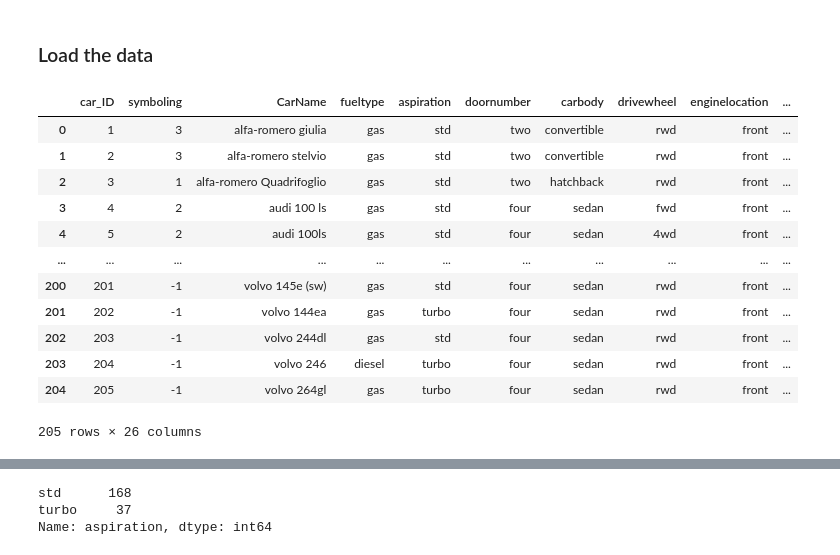
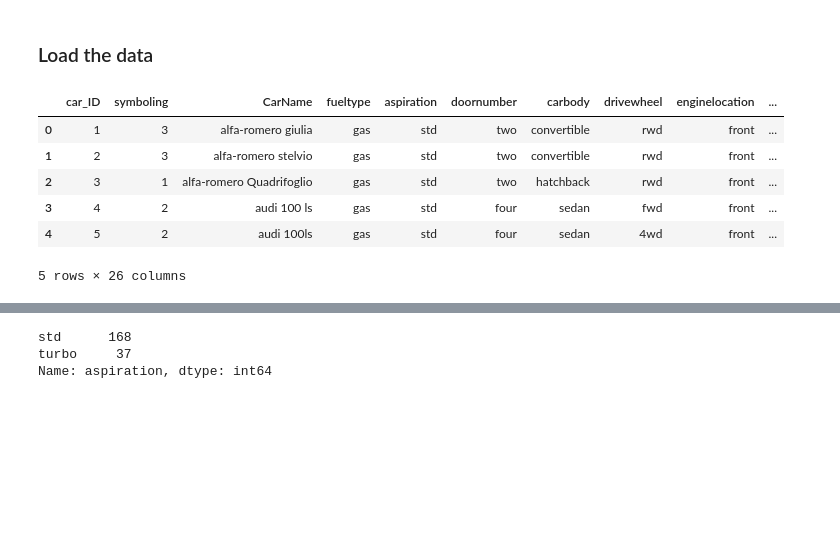
Before and after one commit to NandanKumar07/ML_CODE_REVISIT, a Jupyter notebook: C1_W2_Revision.ipynb, the cells around one changed output, grey strips where cells are left out. Saved outputs shown, nothing was run; the diff lists cells and outputs as text; code cells hidden in the pictures; blank space fills up the shorter version.

```diff
--- a/C1_W2_Revision.ipynb
+++ b/C1_W2_Revision.ipynb
@@ -78,18 +95,12 @@ def gradient_descent(x, y, w_in, b_in, alpha, num_iters, cost_function, gradient
 ### Load the data
 # %%
 df = pd.read_csv("./data/CarPrice_Assignment.csv")
-df
+df.head()
 # %% [output]
 |  | car_ID | symboling | CarName | fueltype | aspiration | doornumber | carbody | drivewheel | enginelocation | ... |
 | 0 | 1 | 3 | alfa-romero giulia | gas | std | two | convertible | rwd | front | ... |
 | 1 | 2 | 3 | alfa-romero stelvio | gas | std | two | convertible | rwd | front | ... |
 | 2 | 3 | 1 | alfa-romero Quadrifoglio | gas | std | two | hatchback | rwd | front | ... |
 | 3 | 4 | 2 | audi 100 ls | gas | std | four | sedan | fwd | front | ... |
 | 4 | 5 | 2 | audi 100ls | gas | std | four | sedan | 4wd | front | ... |
-| ... | ... | ... | ... | ... | ... | ... | ... | ... | ... | ... |
-| 200 | 201 | -1 | volvo 145e (sw) | gas | std | four | sedan | rwd | front | ... |
-| 201 | 202 | -1 | volvo 144ea | gas | turbo | four | sedan | rwd | front | ... |
-| 202 | 203 | -1 | volvo 244dl | gas | std | four | sedan | rwd | front | ... |
-| 203 | 204 | -1 | volvo 246 | diesel | turbo | four | sedan | rwd | front | ... |
-| 204 | 205 | -1 | volvo 264gl | gas | turbo | four | sedan | rwd | front | ... |
-205 rows × 26 columns
+5 rows × 26 columns
```
Also changed, not shown: parts of 23 cells of this notebook, 1 other file.
